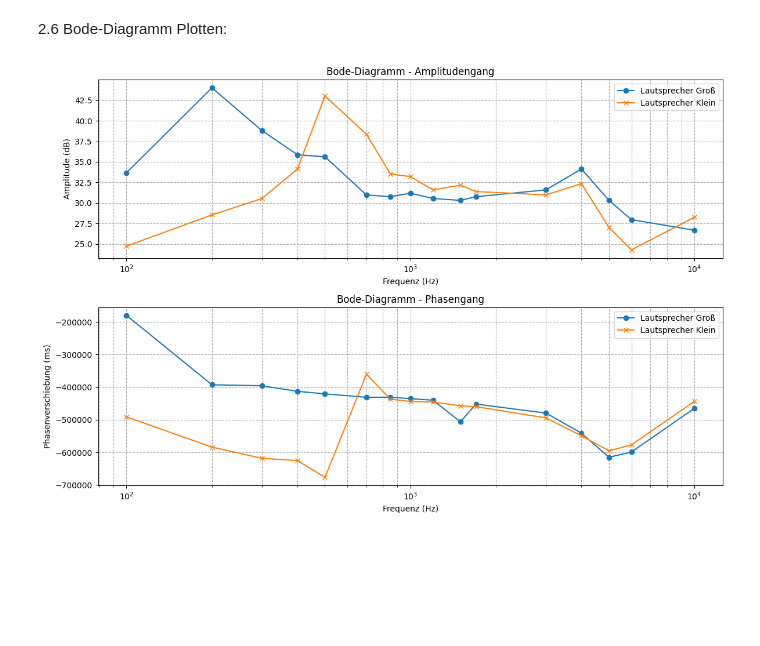
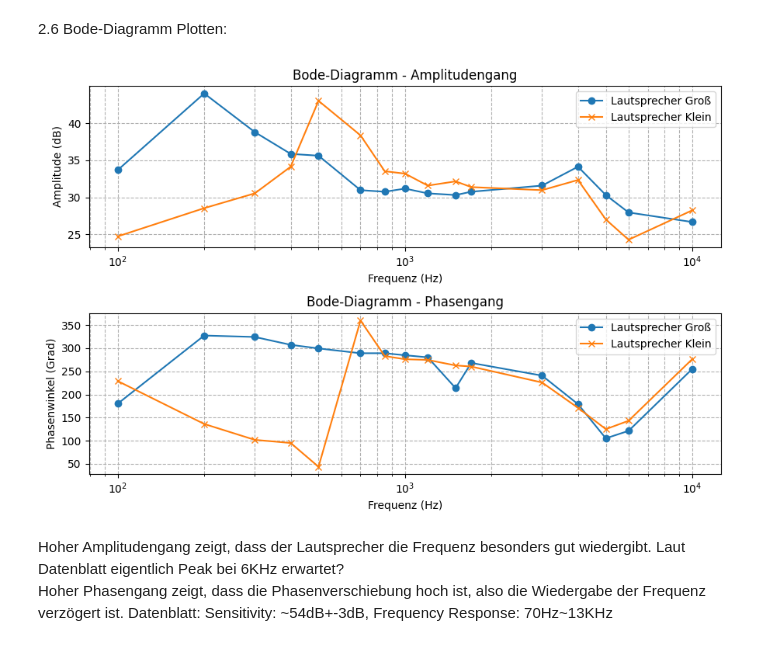
Before and after one commit to ShahdLala66/Studium, a Jupyter notebook: SSS/Versuch3/versuch3/versuch3-2.ipynb, the cells around one changed output. Cells and saved outputs as stored; diff of their text form; code cells hidden in the pictures; blank space fills up the shorter version.

Commit message:
comments added, phase angle corrected

```diff
--- a/SSS/Versuch3/versuch3/versuch3-2.ipynb
+++ b/SSS/Versuch3/versuch3/versuch3-2.ipynb
@@ -72,29 +64,44 @@ phase_angle_small = -phase_shift_small * frequencies * 360
+# %%
+# Berechnung der Amplitude in Dezibel
+amplitude_large_db = 20 * np.log10(amplitude_large)
+amplitude_small_db = 20 * np.log10(amplitude_small)
+
+# Berechnung der Phasenwinkel, durch 1000 da ms in s, %360 um Winkel zwischen 0 und 360 zu haben (periodisch)
+phase_angle_large = -phase_shift_large * frequencies * 360 / 1000 % 360
+phase_angle_small = -phase_shift_small * frequencies * 360 / 1000 % 360
+
+print(phase_angle_large)
+print(phase_angle_small)
 # %% [markdown]
 2.6 Bode-Diagramm Plotten:
 # %%
-plt.figure(figsize=(12, 8))
+plt.figure(figsize=(9, 6))
 
 # Amplitudengang
 plt.subplot(2, 1, 1)
 plt.semilogx(frequencies, amplitude_large_db, label='Lautsprecher Groß', marker='o')
 plt.semilogx(frequencies, amplitude_small_db, label='Lautsprecher Klein', marker='x')
 plt.xlabel('Frequenz (Hz)')
 plt.ylabel('Amplitude (dB)')
 plt.title('Bode-Diagramm - Amplitudengang')
 plt.legend()
 plt.grid(True, which='both', linestyle='--')
 
 # Phasengang
 plt.subplot(2, 1, 2)
 plt.semilogx(frequencies, phase_angle_large, label='Lautsprecher Groß', marker='o')
 plt.semilogx(frequencies,phase_angle_small, label='Lautsprecher Klein', marker='x')
 plt.xlabel('Frequenz (Hz)')
-plt.ylabel('Phasenverschiebung (ms)')
+plt.ylabel('Phasenwinkel (Grad)')
 plt.title('Bode-Diagramm - Phasengang')
 plt.legend()
 plt.grid(True, which='both', linestyle='--')
 
 plt.tight_layout()
 plt.show()
 # %% [output]
-[figure, old version]
+[figure, new version]
+# %% [markdown]
+Hoher Amplitudengang zeigt, dass der Lautsprecher die Frequenz besonders gut wiedergibt. Laut Datenblatt eigentlich Peak bei 6KHz erwartet?<br>
+Hoher Phasengang zeigt, dass die Phasenverschiebung hoch ist, also die Wiedergabe der Frequenz verzögert ist.
+Datenblatt: Sensitivity: ~54dB+-3dB, Frequency Response: 70Hz~13KHz
```
Also changed, not shown: parts of 1 cell of this notebook, 1 other file.
